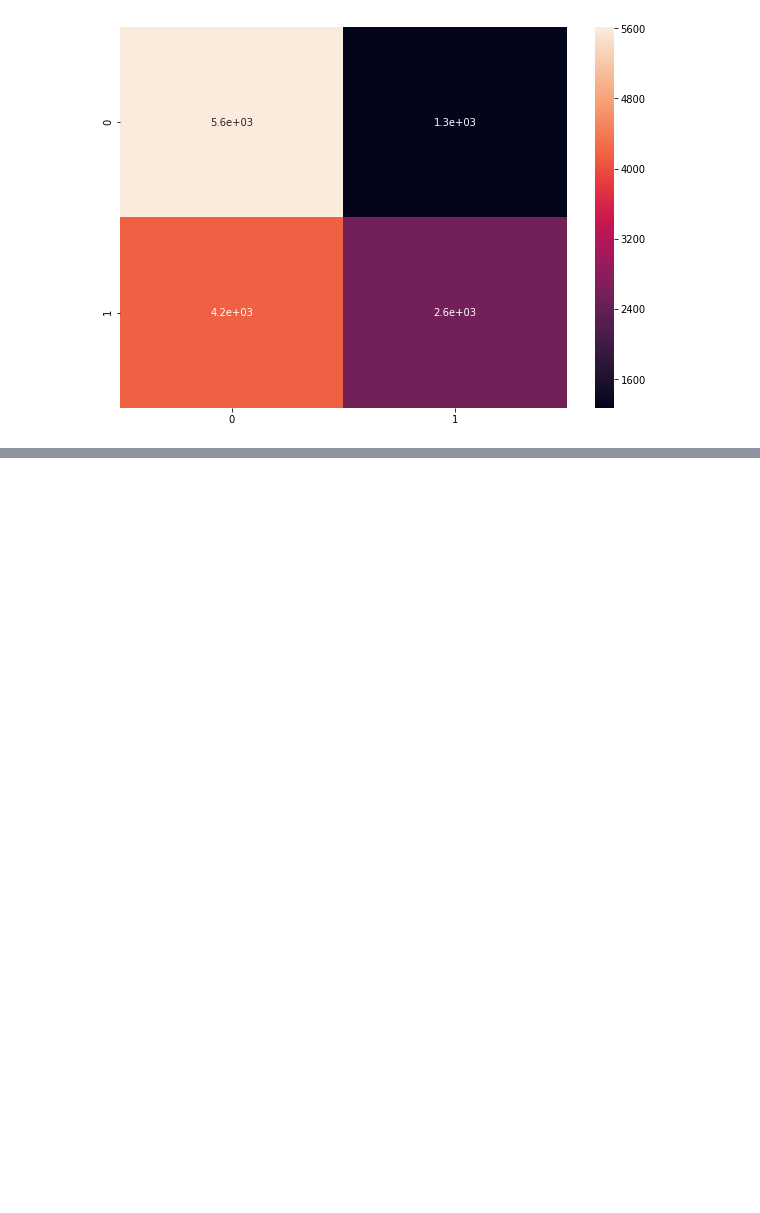
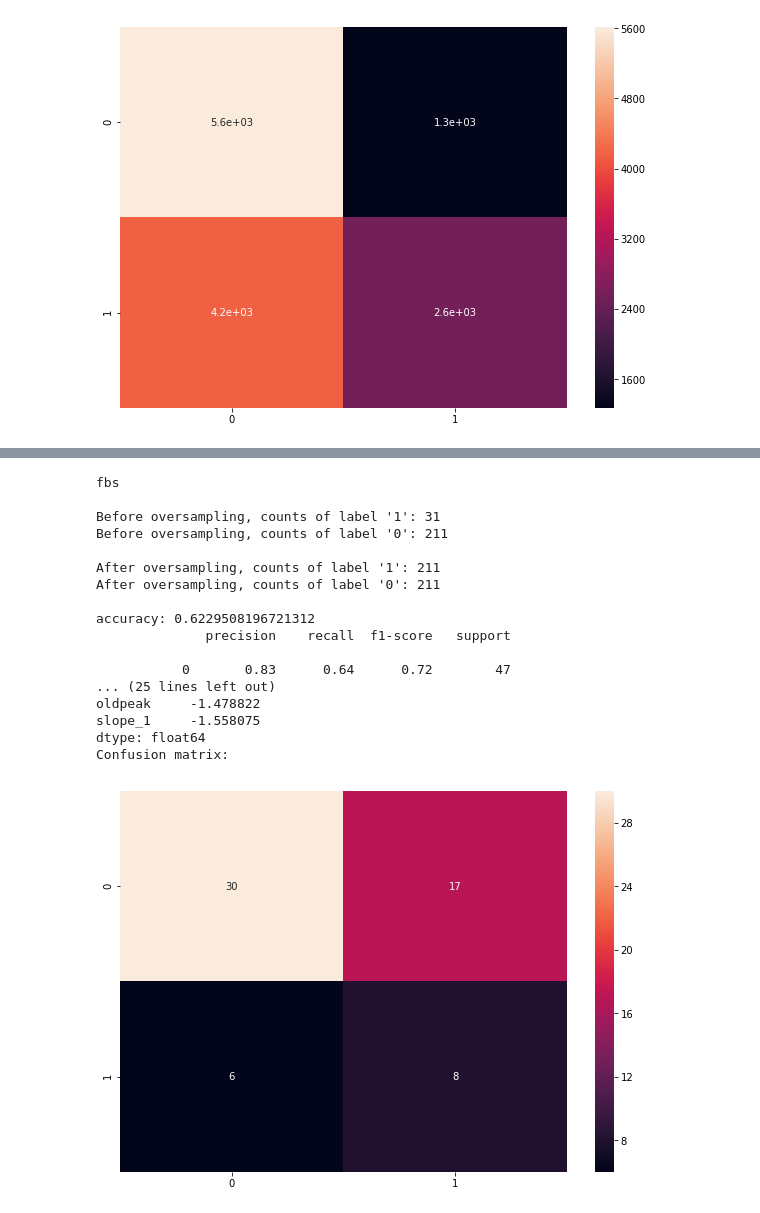
Before and after one commit to caravanuden/cardio, a Jupyter notebook: lr.ipynb, the cells around one changed output, grey strips where cells are left out. Cells and saved outputs as stored; diff of their text form; code cells hidden in the pictures; blank space fills up the shorter version.

```diff
--- a/lr.ipynb
+++ b/lr.ipynb
@@ -141,0 +211,21 @@ Confusion matrix:
+# %%
+clf = lrcv('fbs', target_vars, df_normalized, resample=True)
+# %% [output]
+fbs
+
+Before oversampling, counts of label '1': 31
+Before oversampling, counts of label '0': 211
+
+After oversampling, counts of label '1': 211
+After oversampling, counts of label '0': 211
+
+accuracy: 0.6229508196721312
+              precision    recall  f1-score   support
+
+           0       0.83      0.64      0.72        47
+... (25 lines left out)
+oldpeak     -1.478822
+slope_1     -1.558075
+dtype: float64
+Confusion matrix:
+[figure, added]
```
Also changed, not shown: parts of 10 cells of this notebook.
